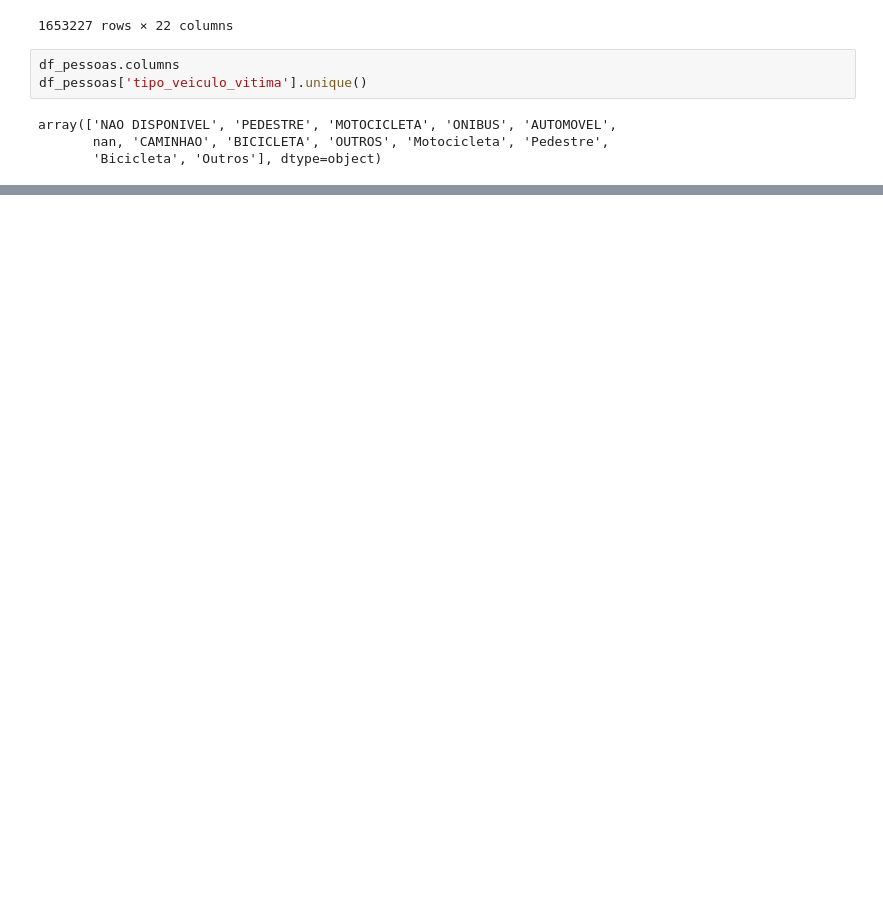
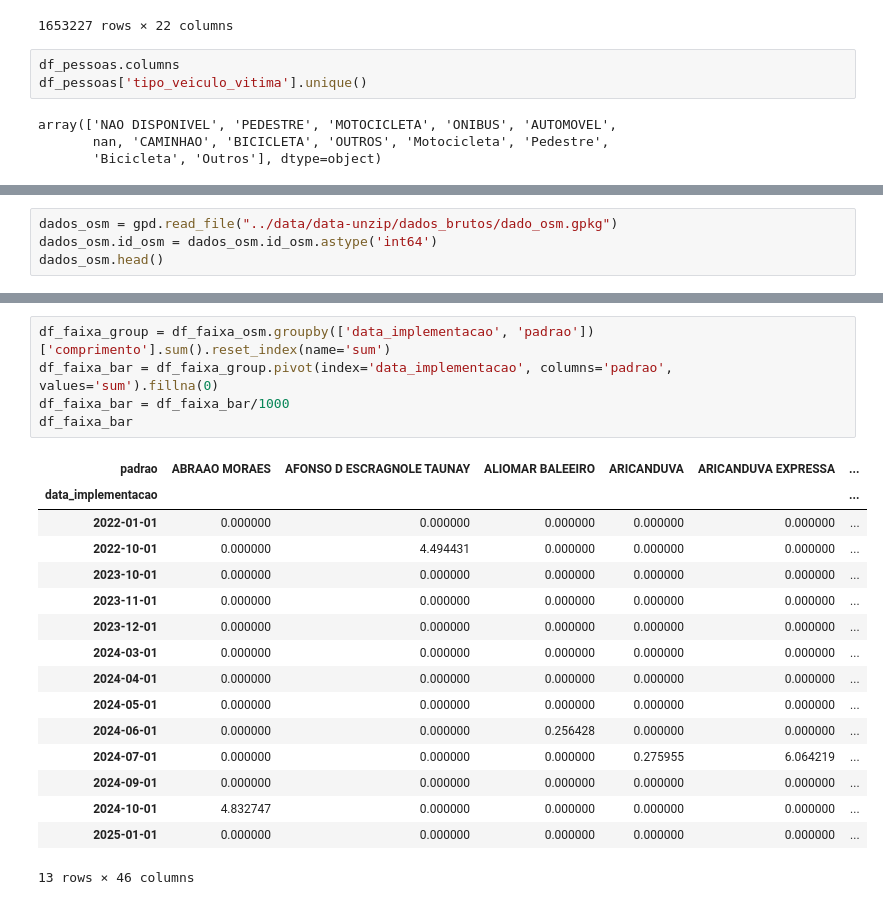
Before and after one commit to ml-pucciarelli/papers-code, a Jupyter notebook: insper-faixa-azul/notebook/Analise_dados_tratados.ipynb, the cells around one changed output, grey strips where cells are left out. Saved outputs shown, nothing was run; the diff lists cells and outputs as text; blank space fills up the shorter version.

```diff
--- a/insper-faixa-azul/notebook/Analise_dados_tratados.ipynb
+++ b/insper-faixa-azul/notebook/Analise_dados_tratados.ipynb
@@ -268,0 +278,4 @@ df_pivot
+# %%
+dados_osm = gpd.read_file("../data/data-unzip/dados_brutos/dado_osm.gpkg")
+dados_osm.id_osm = dados_osm.id_osm.astype('int64')
+dados_osm.head()
@@ -268,0 +399,22 @@ df_pivot
+# %%
+df_faixa_group = df_faixa_osm.groupby(['data_implementacao', 'padrao'])['comprimento'].sum().reset_index(name='sum')
+df_faixa_bar = df_faixa_group.pivot(index='data_implementacao', columns='padrao', values='sum').fillna(0)
+df_faixa_bar = df_faixa_bar/1000
+df_faixa_bar
+# %% [output]
+| padrao | ABRAAO MORAES | AFONSO D ESCRAGNOLE TAUNAY | ALIOMAR BALEEIRO | ARICANDUVA | ARICANDUVA EXPRESSA | ... |
+| data_implementacao |  |  |  |  |  | ... |
+| 2022-01-01 | 0.000000 | 0.000000 | 0.000000 | 0.000000 | 0.000000 | ... |
+| 2022-10-01 | 0.000000 | 4.494431 | 0.000000 | 0.000000 | 0.000000 | ... |
+| 2023-10-01 | 0.000000 | 0.000000 | 0.000000 | 0.000000 | 0.000000 | ... |
+| 2023-11-01 | 0.000000 | 0.000000 | 0.000000 | 0.000000 | 0.000000 | ... |
+| 2023-12-01 | 0.000000 | 0.000000 | 0.000000 | 0.000000 | 0.000000 | ... |
+| 2024-03-01 | 0.000000 | 0.000000 | 0.000000 | 0.000000 | 0.000000 | ... |
+| 2024-04-01 | 0.000000 | 0.000000 | 0.000000 | 0.000000 | 0.000000 | ... |
+| 2024-05-01 | 0.000000 | 0.000000 | 0.000000 | 0.000000 | 0.000000 | ... |
+| 2024-06-01 | 0.000000 | 0.000000 | 0.256428 | 0.000000 | 0.000000 | ... |
+| 2024-07-01 | 0.000000 | 0.000000 | 0.000000 | 0.275955 | 6.064219 | ... |
+| 2024-09-01 | 0.000000 | 0.000000 | 0.000000 | 0.000000 | 0.000000 | ... |
+| 2024-10-01 | 4.832747 | 0.000000 | 0.000000 | 0.000000 | 0.000000 | ... |
+| 2025-01-01 | 0.000000 | 0.000000 | 0.000000 | 0.000000 | 0.000000 | ... |
+13 rows × 46 columns
```
Also changed, not shown: parts of 18 cells of this notebook, 4 other files.
